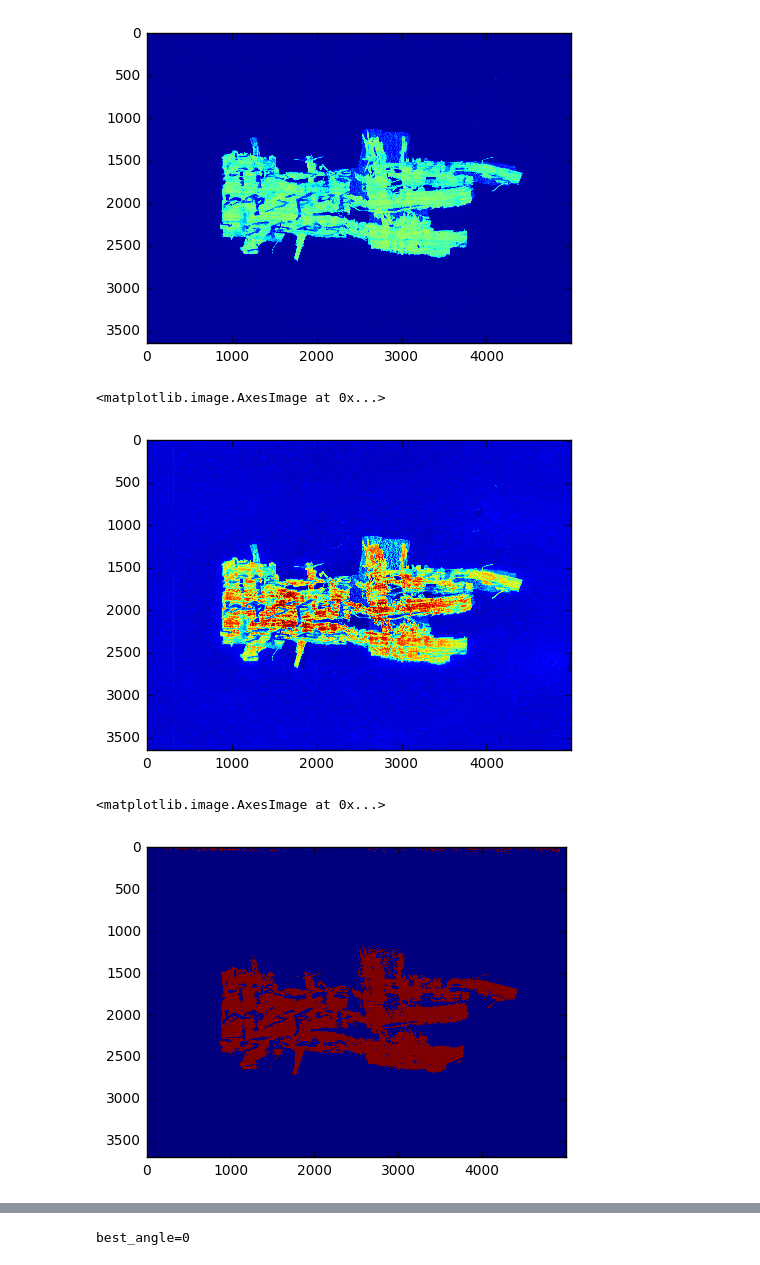
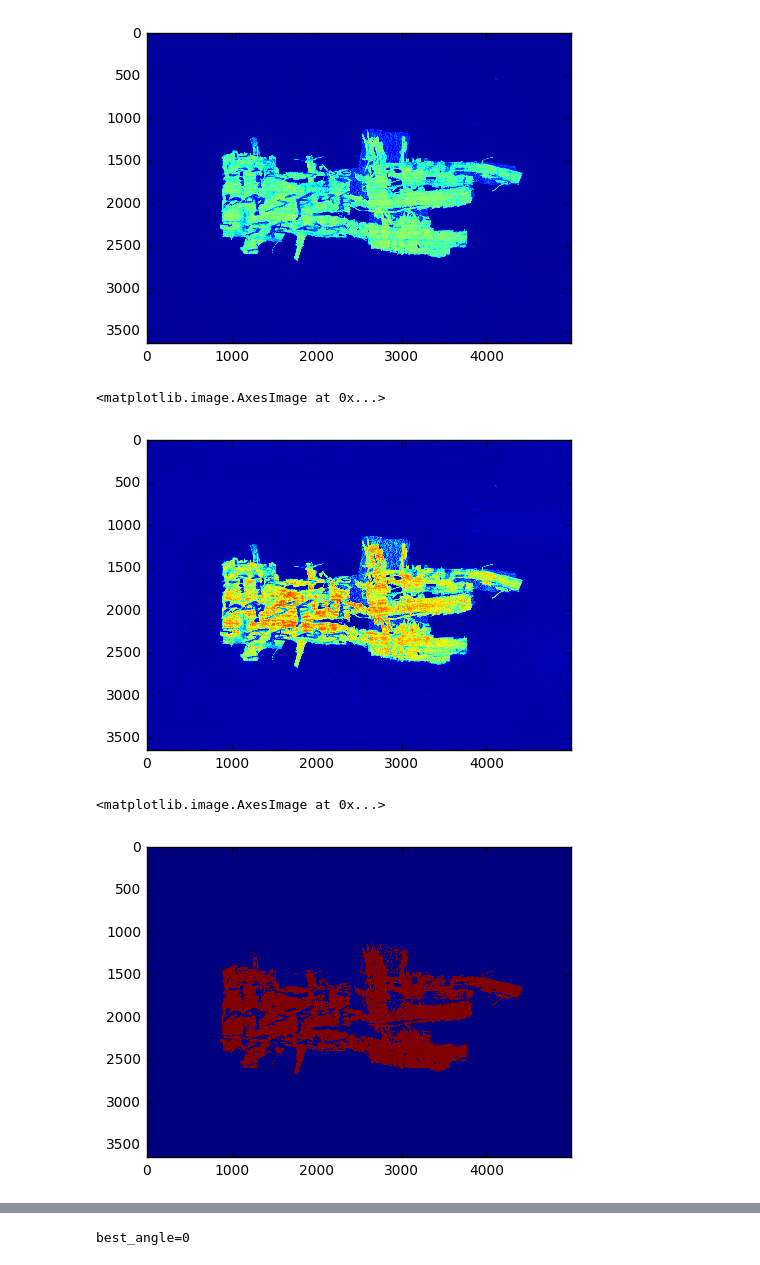
Before and after one commit to roy651/thesis, a Jupyter notebook: 3_PSD_and_filters.ipynb, the cells around one changed output, grey strips where cells are left out. Drawn from its saved outputs; the diff is of its cells as text; code cells hidden in the pictures.

```diff
--- a/3_PSD_and_filters.ipynb
+++ b/3_PSD_and_filters.ipynb
@@ -270,11 +276,11 @@ plt.imshow(image)
 <matplotlib.image.AxesImage at 0x...>
 [figure]
 # %%
-temp1 = exposure.equalize_adapthist(image, clip_limit=0.03)
+temp1 = exposure.equalize_adapthist(image, clip_limit=0.01)
 plt.imshow(temp1)
 # %% [output]
 <matplotlib.image.AxesImage at 0x...>
-[figure, old version]
+[figure, new version]
 # %%
 cutoff=0.50
 flat = np.sort(np.matrix.getA1(temp1))
@@ -284,6 +290,6 @@ temp = thresholded(temp1, flat[index])
 plt.imshow(temp)
 # %% [output]
 <matplotlib.image.AxesImage at 0x...>
-[figure, old version]
+[figure, new version]
 # %%
 # Read the blue wave-length image and show it
```
Also changed, not shown: parts of 3 cells of this notebook, 7 other files.
